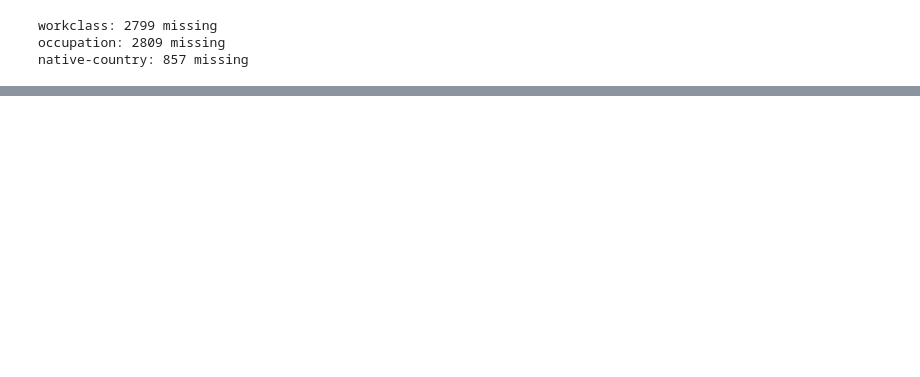
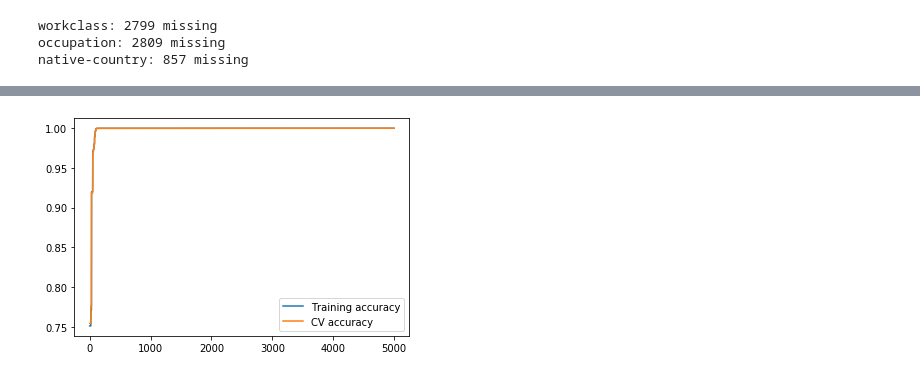
Before and after one commit to ingridxx/COMP551, a Jupyter notebook: Miniproject1/LogisticRegression.ipynb, the cells around one changed output, grey strips where cells are left out. Cells and saved outputs as stored; diff of their text form; code cells hidden in the pictures; blank space fills up the shorter version.

```diff
--- a/Miniproject1/LogisticRegression.ipynb
+++ b/Miniproject1/LogisticRegression.ipynb
@@ -163,0 +200,8 @@ print(adult_log_reg.testing_accuracy)
+# %%
+plt.figure(300)
+plt.plot(adult_log_reg.train_acc_values, label = 'Training accuracy')
+plt.plot(adult_log_reg.cv_acc_values, label='CV accuracy')
+plt.legend()
+plt.show()
+# %% [output]
+[figure, added]
```
Also changed, not shown: parts of 9 cells of this notebook.
